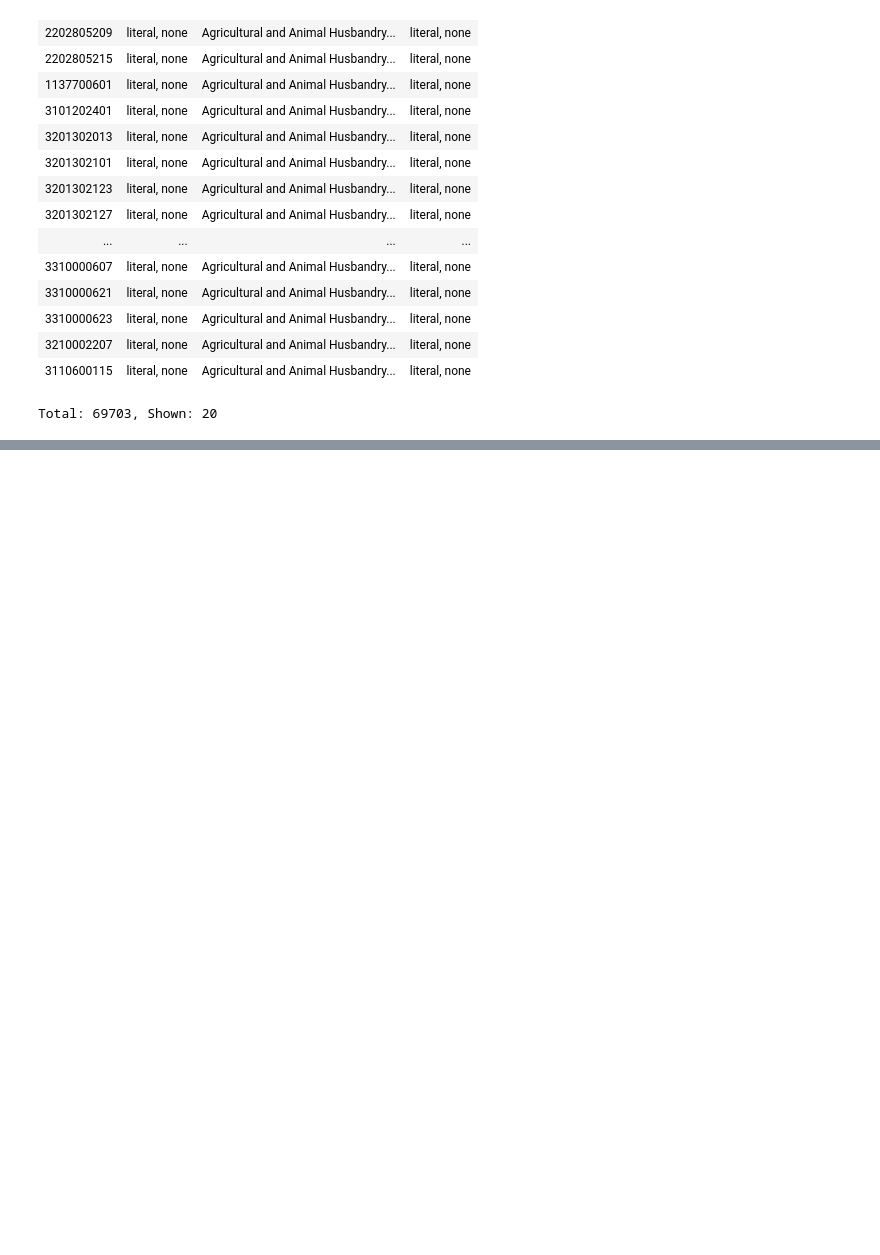
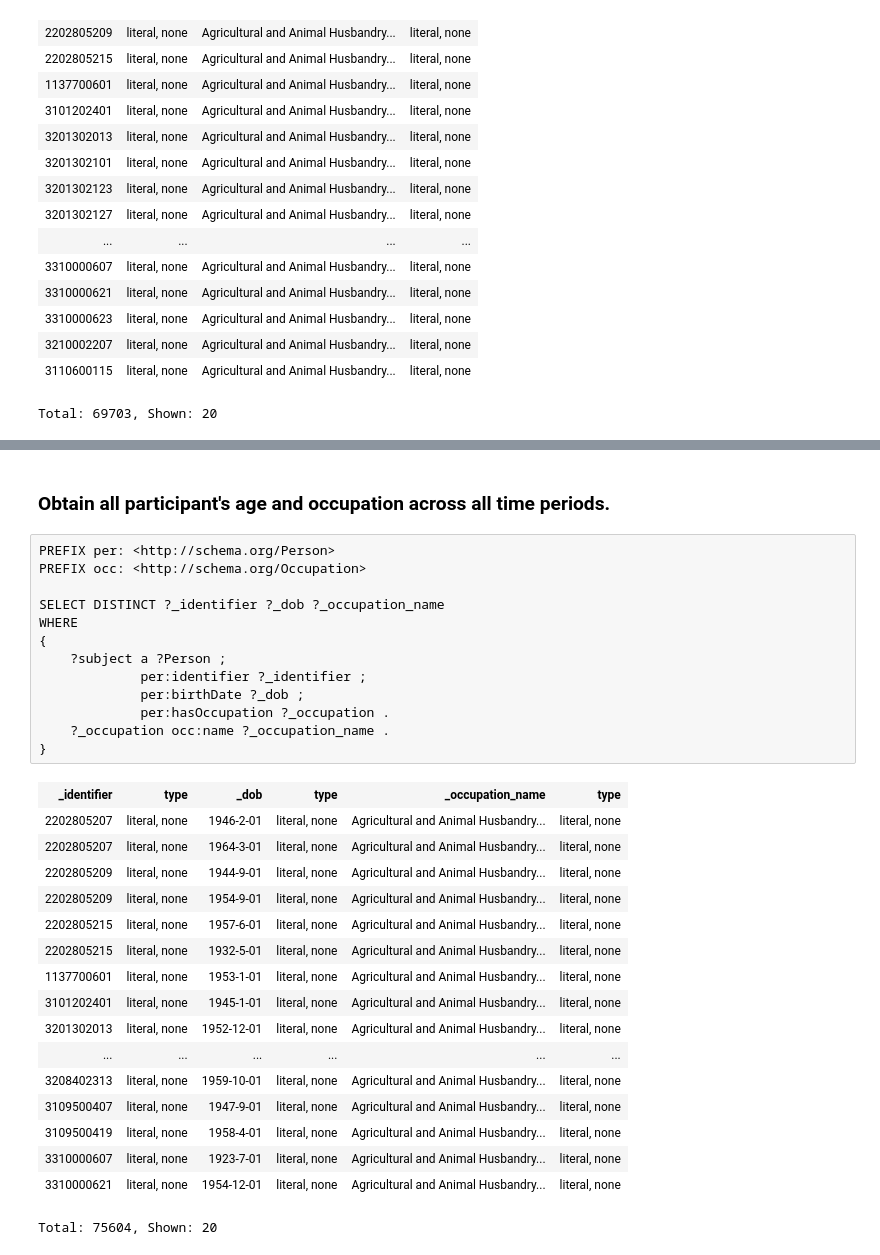
Before and after one commit to tsa-ml/tsa-ml, a Jupyter notebook: SPARQL Queries - Use Cases.ipynb, the cells around one changed output, grey strips where cells are left out. Saved outputs shown, nothing was run; the diff lists cells and outputs as text; blank space fills up the shorter version.

```diff
--- a/SPARQL Queries - Use Cases.ipynb
+++ b/SPARQL Queries - Use Cases.ipynb
@@ -204,0 +254,33 @@ Total: 69703, Shown: 20
+# %% [markdown]
+### Obtain all participant's age and occupation across all time periods.
+# %%
+PREFIX per: <http://schema.org/Person>
+PREFIX occ: <http://schema.org/Occupation>
+
+SELECT DISTINCT ?_identifier ?_dob ?_occupation_name
+WHERE
+{
+    ?subject a ?Person ;
+             per:identifier ?_identifier ;
+             per:birthDate ?_dob ;
+             per:hasOccupation ?_occupation .
+    ?_occupation occ:name ?_occupation_name .
+}
+# %% [output]
+| _identifier | type | _dob | type | _occupation_name | type |
+| 2202805207 | literal, none | 1946-2-01 | literal, none | Agricultural and Animal Husbandry... | literal, none |
+| 2202805207 | literal, none | 1964-3-01 | literal, none | Agricultural and Animal Husbandry... | literal, none |
+| 2202805209 | literal, none | 1944-9-01 | literal, none | Agricultural and Animal Husbandry... | literal, none |
+| 2202805209 | literal, none | 1954-9-01 | literal, none | Agricultural and Animal Husbandry... | literal, none |
+| 2202805215 | literal, none | 1957-6-01 | literal, none | Agricultural and Animal Husbandry... | literal, none |
+| 2202805215 | literal, none | 1932-5-01 | literal, none | Agricultural and Animal Husbandry... | literal, none |
+| 1137700601 | literal, none | 1953-1-01 | literal, none | Agricultural and Animal Husbandry... | literal, none |
+| 3101202401 | literal, none | 1945-1-01 | literal, none | Agricultural and Animal Husbandry... | literal, none |
+| 3201302013 | literal, none | 1952-12-01 | literal, none | Agricultural and Animal Husbandry... | literal, none |
+| ... | ... | ... | ... | ... | ... |
+| 3208402313 | literal, none | 1959-10-01 | literal, none | Agricultural and Animal Husbandry... | literal, none |
+| 3109500407 | literal, none | 1947-9-01 | literal, none | Agricultural and Animal Husbandry... | literal, none |
+| 3109500419 | literal, none | 1958-4-01 | literal, none | Agricultural and Animal Husbandry... | literal, none |
+| 3310000607 | literal, none | 1923-7-01 | literal, none | Agricultural and Animal Husbandry... | literal, none |
+| 3310000621 | literal, none | 1954-12-01 | literal, none | Agricultural and Animal Husbandry... | literal, none |
+Total: 75604, Shown: 20
```
Also changed, not shown: parts of 5 cells of this notebook, 9 other files.
